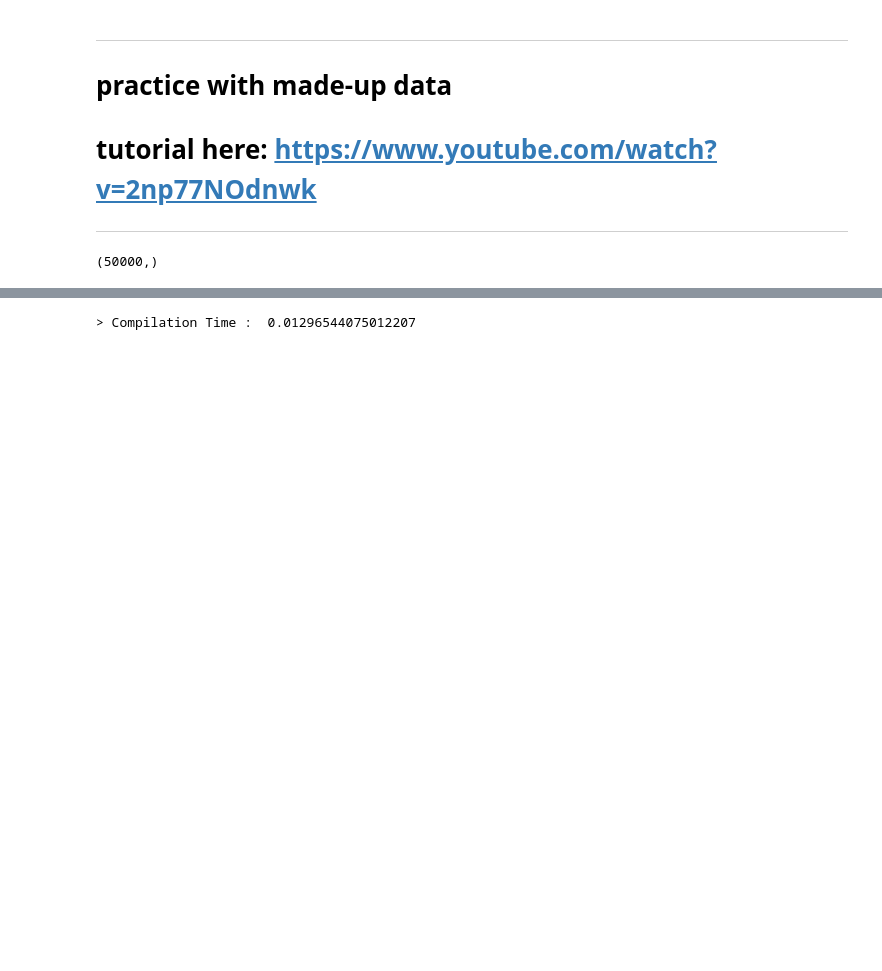
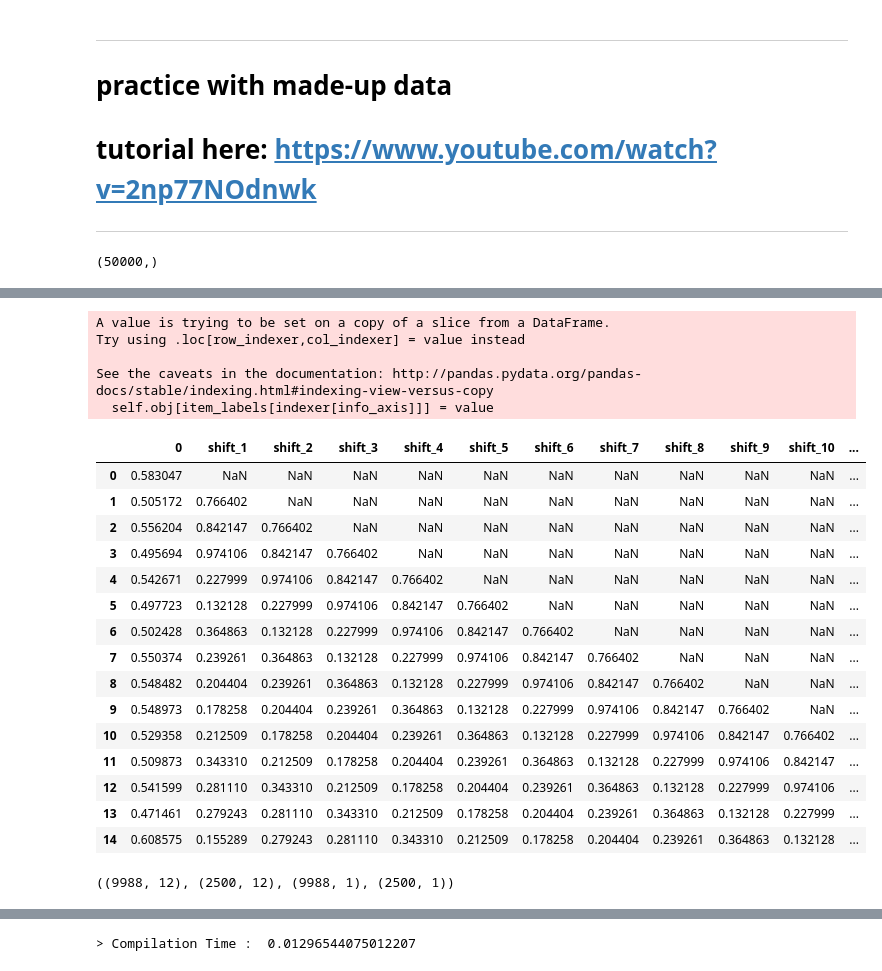
Before and after one commit to callinSwitzer/MuscleTimeseriesPrediction, a Jupyter notebook: PredictMuscleLength.ipynb, the cells around one changed output, grey strips where cells are left out. Drawn from its saved outputs; the diff is of its cells as text; code cells hidden in the pictures; blank space fills up the shorter version.

Commit message:
window attempt

```diff
--- a/PredictMuscleLength.ipynb
+++ b/PredictMuscleLength.ipynb
@@ -251,0 +240,28 @@ plt.legend()
+# %%
+X_sc = X.copy()
+Y_sc = Y.copy()
+# %%
+split_index=  10000
+
+
+from sklearn.preprocessing import MinMaxScaler
+
+scX = MinMaxScaler()
+X_sc[:split_index] = scX.fit_transform(X_sc[:split_index])
+X_sc[split_index:] = scX.transform(X_sc[split_index:])
+
+scY = MinMaxScaler()
+Y_sc[:split_index] = scY.fit_transform(Y_sc[:split_index])
+Y_sc[split_index:] = scY.transform(Y_sc[split_index:])
+# %%
+# add windows
+for s in np.arange(1, 13):
+    X_sc['shift_{}'.format(s)] = X_sc[0].shift(s)
+    X_sc['shift_{}'.format(s)] = X_sc[0].shift(s)
+# %%
+
+train_x = X_sc[:split_index]
+test_x = X_sc[split_index:]
+
+train_y = Y_sc[:split_index]
+test_y = Y_sc[split_index:]
@@ -251,0 +295,26 @@ plt.legend()
+# %%
+train_x.iloc[:, 0] = train_y.values
+test_x.iloc[:, 0] = test_y.values
+train_x.head(15)
+# %% [output]
+A value is trying to be set on a copy of a slice from a DataFrame.
+Try using .loc[row_indexer,col_indexer] = value instead
+
+See the caveats in the documentation: http://pandas.pydata.org/pandas-docs/stable/indexing.html#indexing-view-versus-copy
+  self.obj[item_labels[indexer[info_axis]]] = value
+|  | 0 | shift_1 | shift_2 | shift_3 | shift_4 | shift_5 | shift_6 | shift_7 | shift_8 | shift_9 | shift_10 | ... |
+| 0 | 0.583047 | NaN | NaN | NaN | NaN | NaN | NaN | NaN | NaN | NaN | NaN | ... |
+| 1 | 0.505172 | 0.766402 | NaN | NaN | NaN | NaN | NaN | NaN | NaN | NaN | NaN | ... |
+| 2 | 0.556204 | 0.842147 | 0.766402 | NaN | NaN | NaN | NaN | NaN | NaN | NaN | NaN | ... |
+| 3 | 0.495694 | 0.974106 | 0.842147 | 0.766402 | NaN | NaN | NaN | NaN | NaN | NaN | NaN | ... |
+| 4 | 0.542671 | 0.227999 | 0.974106 | 0.842147 | 0.766402 | NaN | NaN | NaN | NaN | NaN | NaN | ... |
+| 5 | 0.497723 | 0.132128 | 0.227999 | 0.974106 | 0.842147 | 0.766402 | NaN | NaN | NaN | NaN | NaN | ... |
+| 6 | 0.502428 | 0.364863 | 0.132128 | 0.227999 | 0.974106 | 0.842147 | 0.766402 | NaN | NaN | NaN | NaN | ... |
+| 7 | 0.550374 | 0.239261 | 0.364863 | 0.132128 | 0.227999 | 0.974106 | 0.842147 | 0.766402 | NaN | NaN | NaN | ... |
+| 8 | 0.548482 | 0.204404 | 0.239261 | 0.364863 | 0.132128 | 0.227999 | 0.974106 | 0.842147 | 0.766402 | NaN | NaN | ... |
+| 9 | 0.548973 | 0.178258 | 0.204404 | 0.239261 | 0.364863 | 0.132128 | 0.227999 | 0.974106 | 0.842147 | 0.766402 | NaN | ... |
+| 10 | 0.529358 | 0.212509 | 0.178258 | 0.204404 | 0.239261 | 0.364863 | 0.132128 | 0.227999 | 0.974106 | 0.842147 | 0.766402 | ... |
+| 11 | 0.509873 | 0.343310 | 0.212509 | 0.178258 | 0.204404 | 0.239261 | 0.364863 | 0.132128 | 0.227999 | 0.974106 | 0.842147 | ... |
+| 12 | 0.541599 | 0.281110 | 0.343310 | 0.212509 | 0.178258 | 0.204404 | 0.239261 | 0.364863 | 0.132128 | 0.227999 | 0.974106 | ... |
+| 13 | 0.471461 | 0.279243 | 0.281110 | 0.343310 | 0.212509 | 0.178258 | 0.204404 | 0.239261 | 0.364863 | 0.132128 | 0.227999 | ... |
+| 14 | 0.608575 | 0.155289 | 0.279243 | 0.281110 | 0.343310 | 0.212509 | 0.178258 | 0.204404 | 0.239261 | 0.364863 | 0.132128 | ... |
@@ -252,3 +333,7 @@ plt.legend()
+# %%
+X_train.shape, X_test.shape, y_train.shape, y_test.shape
+# %% [output]
+((9988, 12), (2500, 12), (9988, 1), (2500, 1))
 # %%
 from keras.layers.core import Dense, Activation, Dropout
 from keras.layers.recurrent import LSTM
```
Also changed, not shown: parts of 18 cells of this notebook.
